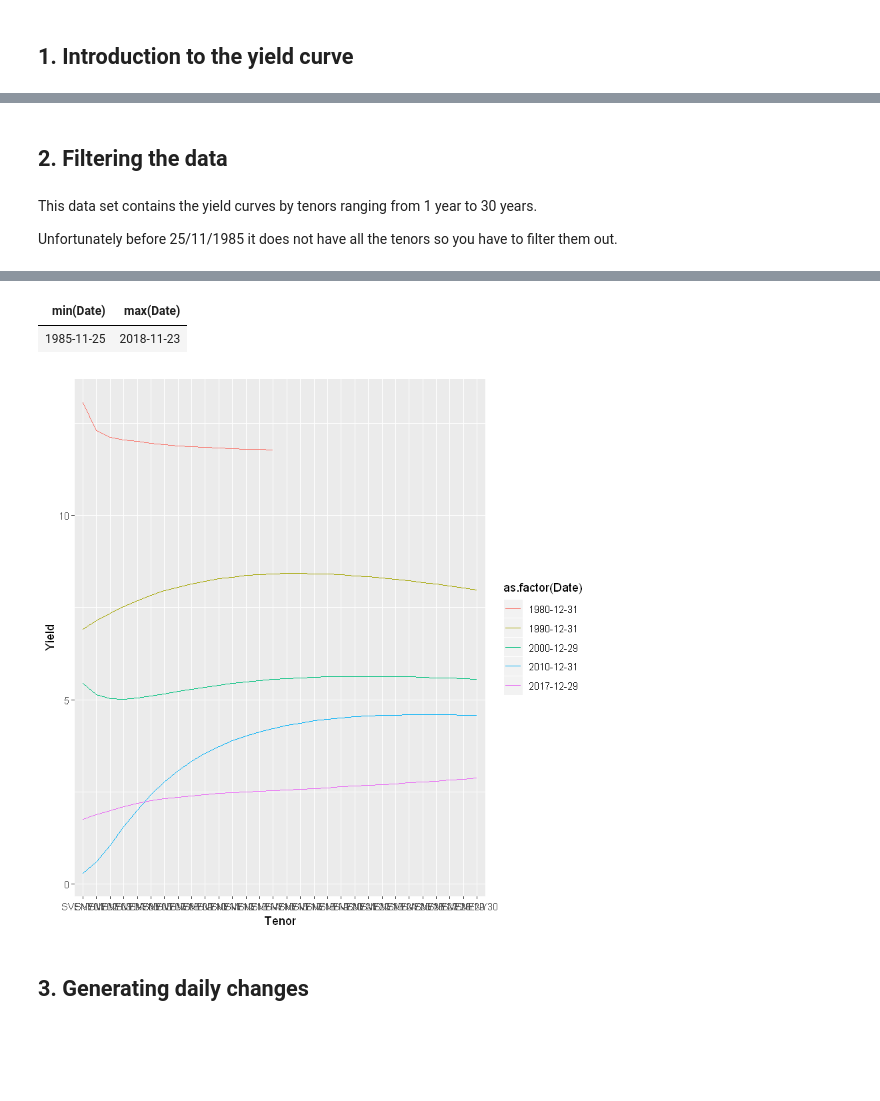
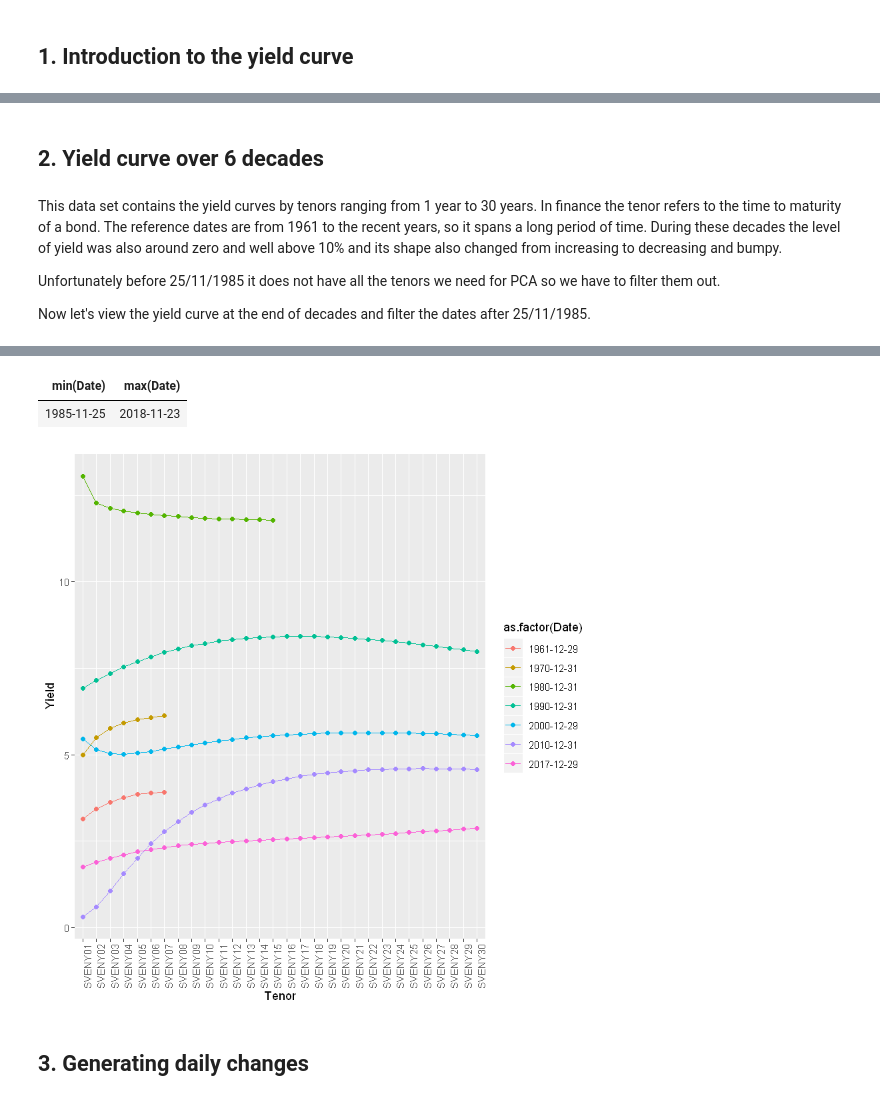
Before and after one commit to datacamp/projects-instructor-application-r, a Jupyter notebook: audition_idea_2.ipynb, the cells around one changed output, grey strips where cells are left out. Cells and saved outputs as stored; diff of their text form; code cells hidden in the pictures; blank space fills up the shorter version.

```diff
--- a/audition_idea_2.ipynb
+++ b/audition_idea_2.ipynb
@@ -98,22 +91,29 @@ See spec(...) for full column specifications.
 | 1961-06-16 | 3.0012 | 3.4142 | 3.5994 | 3.6953 | 3.7531 | 3.7917 | 3.8192 | NA | NA | ... | NA | ... |
 | 1961-06-15 | 2.9941 | 3.4137 | 3.5981 | 3.6930 | 3.7501 | 3.7882 | 3.8154 | NA | NA | ... | NA | ... |
 | 1961-06-14 | 2.9825 | 3.3771 | 3.5530 | 3.6439 | 3.6987 | 3.7351 | 3.7612 | NA | NA | ... | NA | ... |
-# %% [markdown]
-## 2. Filtering the data
+# %% [markdown]
+## 2. Yield curve over 6 decades
 # %% [markdown]
-This data set contains the yield curves by tenors ranging from 1 year to 30 years.
+This data set contains the yield curves by tenors ranging from 1 year to 30 years. In finance the tenor refers to the time to maturity of a bond. The reference dates are from 1961 to the recent years, so it spans a long period of time. During these decades the level of yield was also around zero and well above 10% and its shape also changed from increasing to decreasing and bumpy.
 
-Unfortunately before 25/11/1985 it does not have all the tenors so you have to filter them out.
+Unfortunately before 25/11/1985 it does not have all the tenors we need for PCA so we have to filter them out.
+
+Now let's view the yield curve at the end of decades and filter the dates after 25/11/1985.
 # %%
+# 1. Filter for the following dates and plot them via ggplot2. The dates are: "1961-12-29", "1970-12-31", "1980-12-31", "1990-12-31", "2000-12-29", "2010-12-31", "2017-12-29"
+# Melt the tenor columns into rows using the melt command from reshape2 package. The variable name should be 'Tenor', the value name should be 'Yield'.
 require(reshape2)
-yc_some_dates <- yield_curve %>% filter(Date %in% as.Date(c("1980-12-31", "1990-12-31", "2000-12-29", "2010-12-31", "2017-12-29"))) %>% melt(id.vars = 'Date', variable.name = 'Tenor', value.name = 'Yield')
-#yc_some_dates
-ggplot(yc_some_dates, aes(x = Tenor, y = Yield, col = as.factor(Date), group = Date)) + geom_line()
+yc_some_dates <- yield_curve %>%
+    filter(Date %in% as.Date(c("1961-12-29", "1970-12-31", "1980-12-31", "1990-12-31", "2000-12-29", "2010-12-31", "2017-12-29"))) %>%
+    melt(id.vars = 'Date', variable.name = 'Tenor', value.name = 'Yield')
+ggplot(yc_some_dates, aes(x = Tenor, y = Yield, col = as.factor(Date), group = as.factor(Date))) +
+    geom_line() + geom_point() +
+    theme(axis.text.x = element_text(angle = 90, hjust = 1))
 
-# 1. Filter for the rows with date after 25/11/1985.
+# 2. Filter for the rows with date after 25/11/1985.
 yield_curve_2 <- yield_curve %>% filter(Date >= "1985-11-25")
 
-# 2. Get the first and the last dates in order to check the filtering
+# 3. Get the first and the last dates in order to check the filtering
 yield_curve_2 %>% summarize(min(Date), max(Date))
 # %% [output]
 Warning message:
@@ -121,6 +122,6 @@ Warning message:
 | min(Date) | max(Date) |
 | 1985-11-25 | 2018-11-23 |
-[figure, old version]
+[figure, new version]
 # %% [markdown]
 ## 3. Generating daily changes
 # %% [markdown]
```
Also changed, not shown: parts of 6 cells of this notebook, 2 other files.
